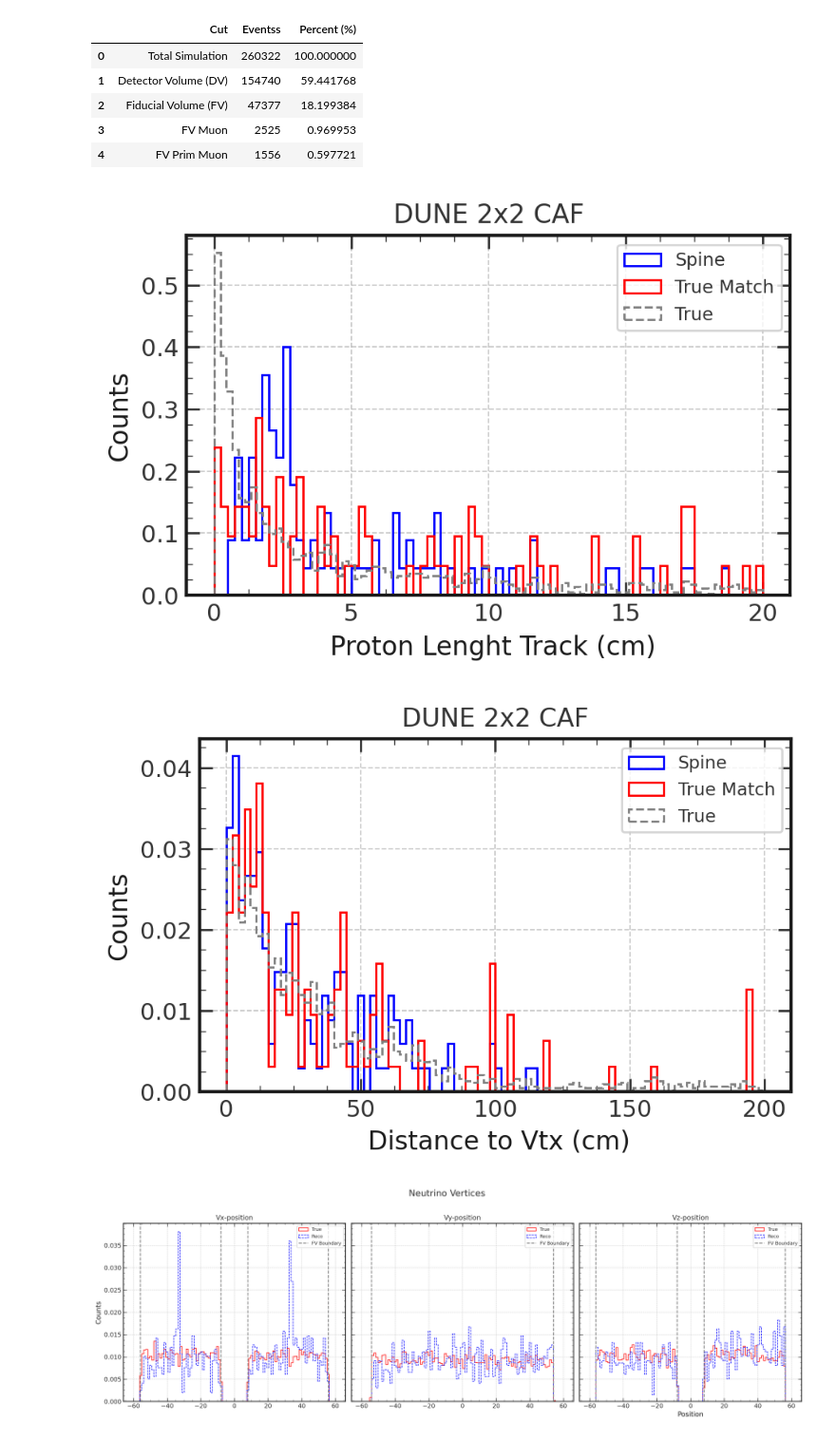
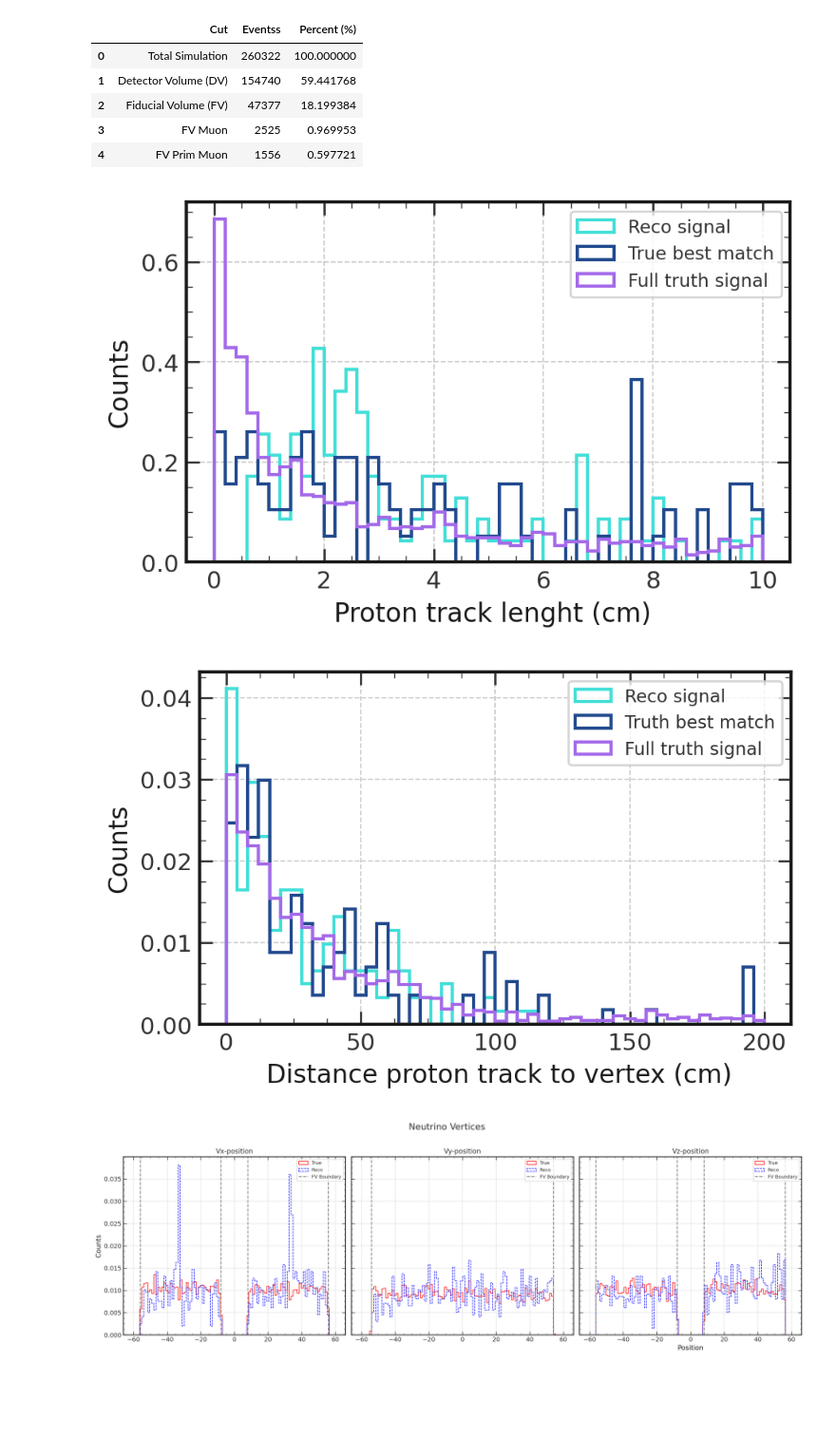
Before and after one commit to gkufatty/neutron-multiplicity, a Jupyter notebook: examples/neutron_selection_caf.ipynb, the cells around one changed output. Shown at 95% size. Cells and saved outputs as stored; diff of their text form; code cells hidden in the pictures; blank space fills up the shorter version.

```diff
--- a/examples/neutron_selection_caf.ipynb
+++ b/examples/neutron_selection_caf.ipynb
@@ -641,7 +671,11 @@ vtx_x_candidates=[]
 vtx_y_candidates=[]
 vtx_z_candidates=[]
 
+candidate_event_vtx_r = []
+candidate_event_vtx_t = []
+
 for ev in range(len(df)):
+
 
     ev_data = df.iloc[ev]
 
@@ -756,6 +790,9 @@ for ev in range(len(df)):
                             vtx_x_candidates.append(ev_data['rec.common.ixn.dlp.vtx.x'][vtx_r])
                             vtx_y_candidates.append(ev_data['rec.common.ixn.dlp.vtx.y'][vtx_r])
                             vtx_z_candidates.append(ev_data['rec.common.ixn.dlp.vtx.z'][vtx_r])
+                            candidate_event_vtx_r.append(np.array([ev, vtx_r]))
+                            candidate_event_vtx_t.append(np.array([ev, vtx_t]))
+
 print(len(track_lenghts_reco), len(track_lenghts_match_truth))
 # %% [output]
 152 152
@@ -836,31 +873,30 @@ df_table_with_names
 | 3 | FV Muon | 2525 | 0.969953 |
 | 4 | FV Prim Muon | 1556 | 0.597721 |
 # %%
-plt.hist(track_lenghts_reco,bins=80,histtype='step', range=[0,20], color='blue', density=True,label=r'Spine')
-plt.hist(track_lenghts_match_truth,bins=80,histtype='step',range=[0,20], color='red',  density=True,label=r'True Match')
-plt.hist(track_lengths,bins=90,histtype='step',range=[0,20], color='gray', linestyle='--', density=True,label=r'True')
-plt.title('DUNE 2x2 CAF')
-plt.xlabel(' Proton Lenght Track (cm)')
+plt.hist(track_lenghts_reco,bins=50,histtype='step', range=[0,10], color='#43dfd8', linewidth=1.5, density=True,label=r'Reco signal')
+plt.hist(track_lenghts_match_truth,bins=50,histtype='step',range=[0,10], color='#224a8e', linewidth=1.5,  density=True,label=r'True best match')
+plt.hist(track_lengths,bins=50,histtype='step',range=[0,10], color='#a46ae9', linewidth=1.5, linestyle='-', density=True,label=r'Full truth signal')
+plt.xlabel(' Proton track lenght (cm)')
 plt.ylabel('Counts')
 plt.legend()
 #plt.yscale('log')
 plt.legend(loc='upper right', fontsize='small')
 plt.show()
 # %% [output]
-[figure, old version]
+[figure, new version]
 # %%
-plt.hist(vtx_distances_reco,bins=90,histtype='step', range=[0,200], color='blue', density=True,label=r'Spine')
-plt.hist(vtx_distances_match_truth,bins=90,histtype='step',range=[0,200], color='red',  density=True,label=r'True Match')
-plt.hist(track_vtx_distances,bins=90,histtype='step',range=[0,200], color='gray', linestyle='--', density=True,label=r'True')
-plt.title('DUNE 2x2 CAF')
-plt.xlabel(' Distance to Vtx (cm)')
+plt.hist(vtx_distances_reco,bins=50,histtype='step', range=[0,200], color='#43dfd8',linewidth=1.5, density=True,label=r'Reco signal')
+plt.hist(vtx_distances_match_truth,bins=50,histtype='step',range=[0,200], color='#224a8e', linewidth=1.5, density=True,label=r'Truth best match')
+plt.hist(track_vtx_distances,bins=50,histtype='step',range=[0,200], color='#a46ae9', linewidth=1.5,linestyle='-', density=True,label=r'Full truth signal')
+# plt.title('DUNE 2x2 CAF')
+plt.xlabel(' Distance proton track to vertex (cm)')
 plt.ylabel('Counts')
 plt.legend()
 #plt.yscale('log')
 plt.legend(loc='upper right', fontsize='small')
 plt.show()
 # %% [output]
-[figure, old version]
+[figure, new version]
 # %%
 # Create a figure and a set of subplots in a 1x3 layout
 fig, axs = plt.subplots(1, 3, figsize=(18, 6), sharey=True)
```
Also changed, not shown: parts of 14 cells of this notebook.
